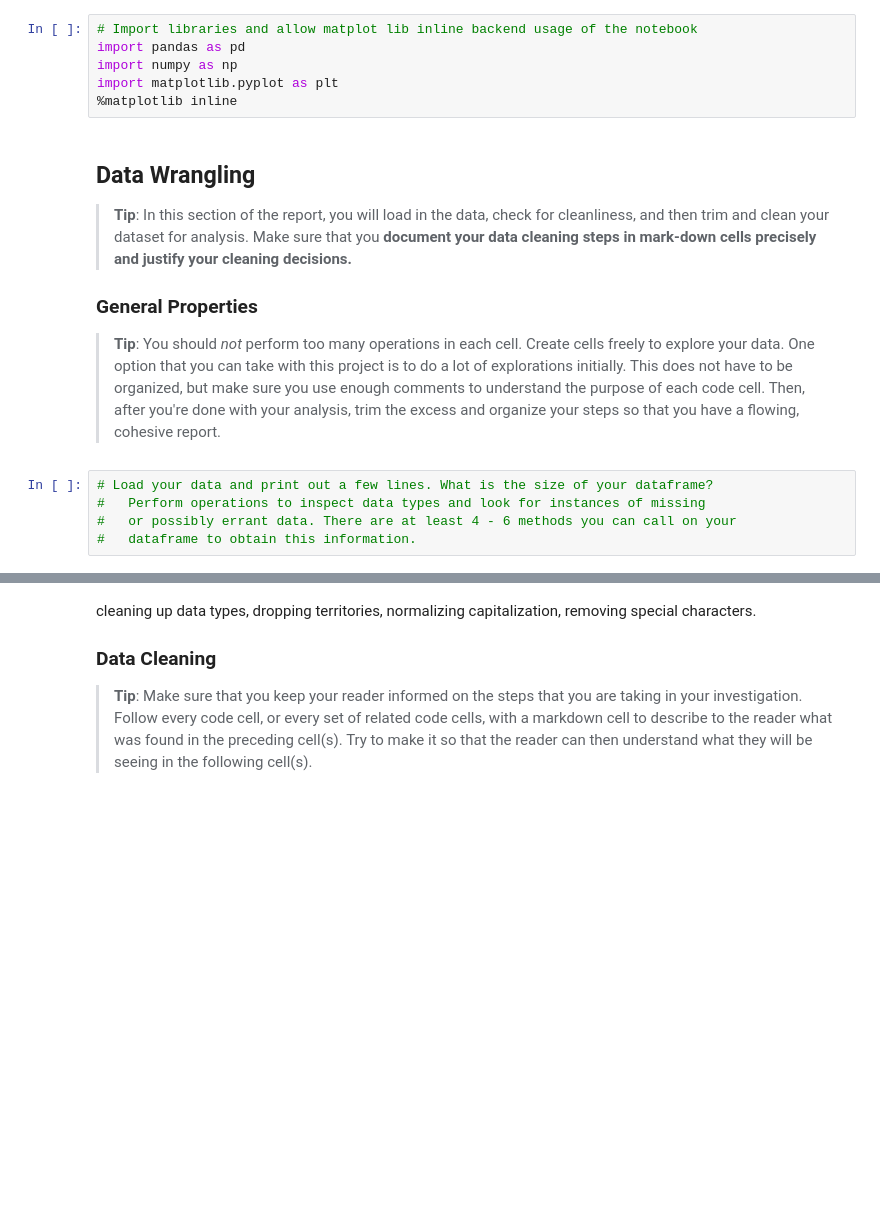
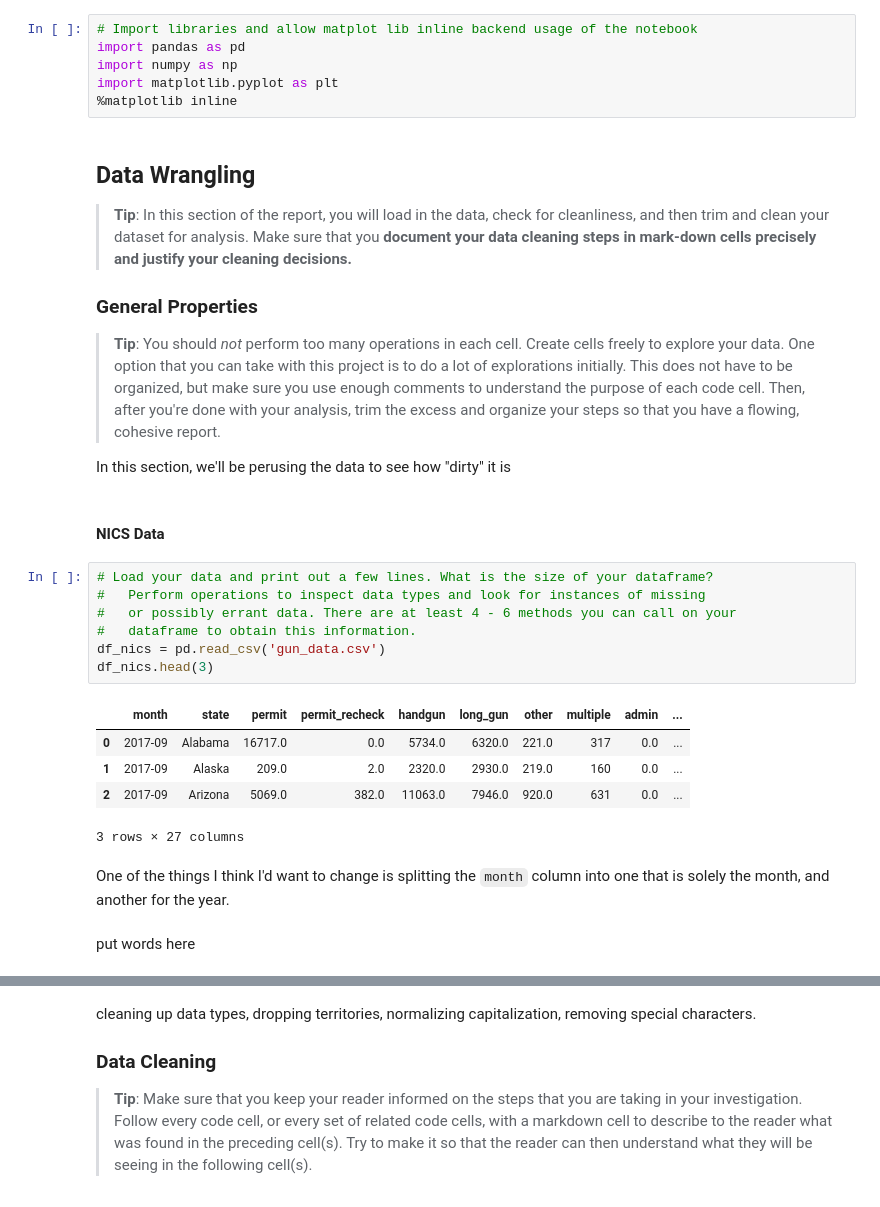
Before and after one commit to birbarino/Python-Projects, a Jupyter notebook: intro-to-ds/project/Investigate_a_Dataset.ipynb, the cells around one changed output, grey strips where cells are left out. Drawn from its saved outputs; the diff is of its cells as text; blank space fills up the shorter version.

```diff
--- a/intro-to-ds/project/Investigate_a_Dataset.ipynb
+++ b/intro-to-ds/project/Investigate_a_Dataset.ipynb
@@ -90,8 +86,24 @@ import matplotlib.pyplot as plt
 
 ### General Properties
 > **Tip**: You should _not_ perform too many operations in each cell. Create cells freely to explore your data. One option that you can take with this project is to do a lot of explorations initially. This does not have to be organized, but make sure you use enough comments to understand the purpose of each code cell. Then, after you're done with your analysis, trim the excess and organize your steps so that you have a flowing, cohesive report.
+
+In this section, we'll be perusing the data to see how "dirty" it is
+# %% [markdown]
+#### NICS Data
 # %%
 # Load your data and print out a few lines. What is the size of your dataframe?
 #   Perform operations to inspect data types and look for instances of missing
 #   or possibly errant data. There are at least 4 - 6 methods you can call on your
 #   dataframe to obtain this information.
+df_nics = pd.read_csv('gun_data.csv')
+df_nics.head(3)
+# %% [output]
+|  | month | state | permit | permit_recheck | handgun | long_gun | other | multiple | admin | ... |
+| 0 | 2017-09 | Alabama | 16717.0 | 0.0 | 5734.0 | 6320.0 | 221.0 | 317 | 0.0 | ... |
+| 1 | 2017-09 | Alaska | 209.0 | 2.0 | 2320.0 | 2930.0 | 219.0 | 160 | 0.0 | ... |
+| 2 | 2017-09 | Arizona | 5069.0 | 382.0 | 11063.0 | 7946.0 | 920.0 | 631 | 0.0 | ... |
+3 rows × 27 columns
+# %% [markdown]
+One of the things I think I'd want to change is splitting the `month` column into one that is solely the month, and another for the year.
+# %% [markdown]
+put words here
```
Also changed, not shown: parts of 22 cells of this notebook, 1 other file.
